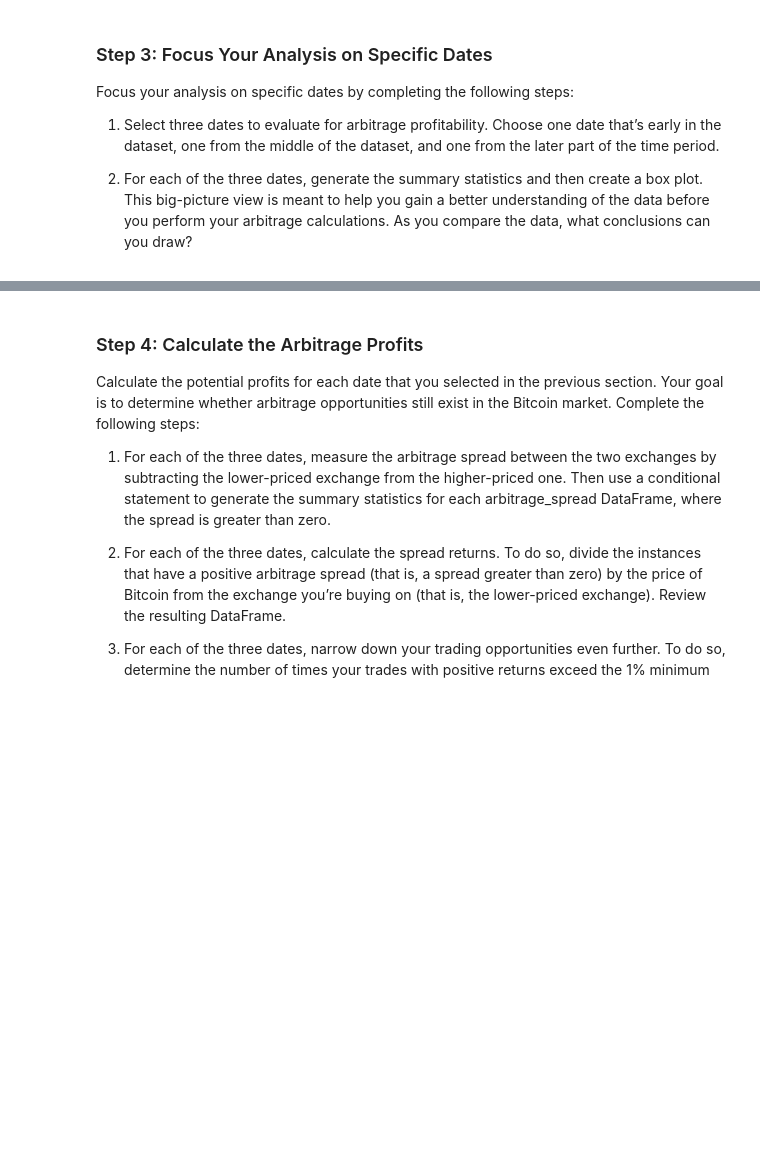
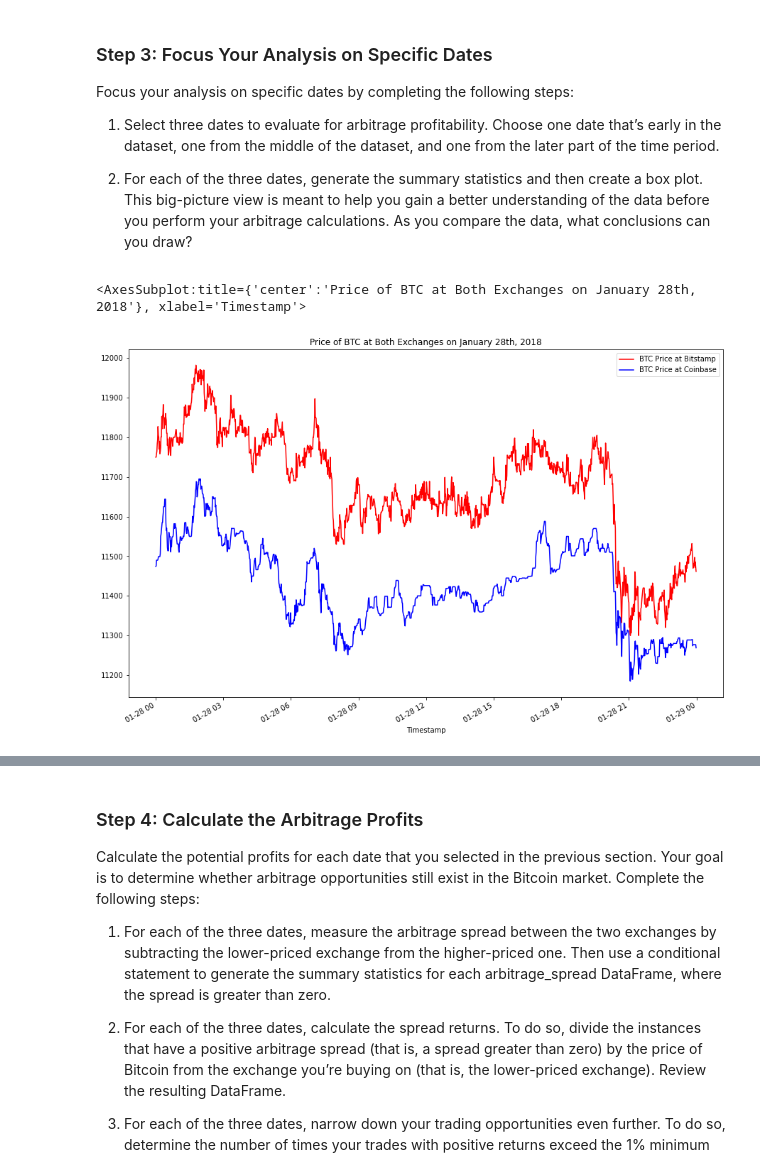
Before and after one commit to rrmangum/Bitcoin_Arbitrage_Trading_Opportunities_2018, a Jupyter notebook: crypto_arbitrage.ipynb, the cells around one changed output, grey strips where cells are left out. Saved outputs shown, nothing was run; the diff lists cells and outputs as text; code cells hidden in the pictures; blank space fills up the shorter version.

Commit message:
Completed Arbitrage Spread Calculations and Visualizations

```diff
--- a/crypto_arbitrage.ipynb
+++ b/crypto_arbitrage.ipynb
@@ -413,7 +413,11 @@ Focus your analysis on specific dates by completing the following steps:
 # %%
 # Create an overlay plot that visualizes the two dataframes over a period of one day early in the dataset.
 # Be sure that the plots include the parameters `legend`, `figsize`, `title`, `color` and `label`
-# YOUR CODE HERE
+bitstamp_sliced.loc["2018-01-28"].plot(legend = True, figsize = (15, 10), title = "Price of BTC at Both Exchanges on January 28th, 2018", color = "red", label = "BTC Price at Bitstamp")
+coinbase_sliced.loc["2018-01-28"].plot(legend = True, figsize = (15, 10), color = "blue", label = "BTC Price at Coinbase")
+# %% [output]
+<AxesSubplot:title={'center':'Price of BTC at Both Exchanges on January 28th, 2018'}, xlabel='Timestamp'>
+[figure, added]
 # %%
 # Using the early date that you have selected, calculate the arbitrage spread
 # by subtracting the bitstamp lower closing prices from the coinbase higher closing prices
```
Also changed, not shown: parts of 8 cells of this notebook.
